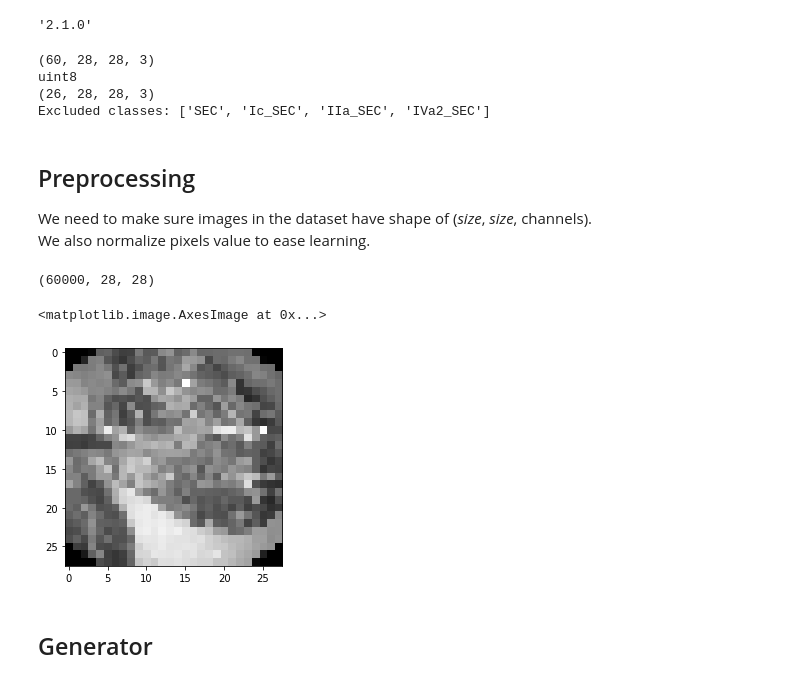
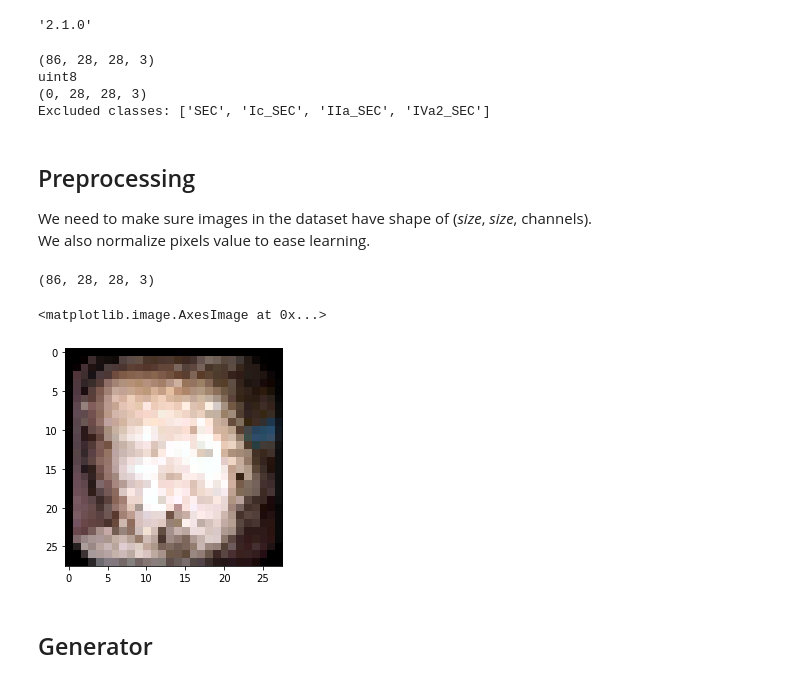
Before and after one commit to pierreelliott/kidney_stone_classification, a Jupyter notebook: training/DCGAN.ipynb, the cells around one changed output. Saved outputs shown, nothing was run; the diff lists cells and outputs as text; code cells hidden in the pictures.

Commit message:
Simple training

```diff
--- a/training/DCGAN.ipynb
+++ b/training/DCGAN.ipynb
@@ -24,16 +24,17 @@ from IPython import display
 
 ks_dir_path_SEC = '../../dataset_calculs_classed/SEC'
 
-train_images, train_labels, test_images, test_labels, excluded_classes = load_and_split_dataset(ks_dir_path_SEC, image_size=(28, 28))
+train_images, train_labels, test_images, test_labels, excluded_classes = \
+    load_and_split_dataset(ks_dir_path_SEC, image_size=(28, 28), train_size=1)
 # %%
 print(train_images.shape)
 print(train_images.dtype)
 print(test_images.shape)
 print('Excluded classes:',excluded_classes)
 # %% [output]
-(60, 28, 28, 3)
+(86, 28, 28, 3)
 uint8
-(26, 28, 28, 3)
+(0, 28, 28, 3)
 Excluded classes: ['SEC', 'Ic_SEC', 'IIa_SEC', 'IVa2_SEC']
 # %% [markdown]
 ## Preprocessing
@@ -43,7 +44,7 @@ We also normalize pixels value to ease learning.
 # %%
 train_images.shape
 # %% [output]
-(60000, 28, 28)
+(86, 28, 28, 3)
 # %%
 train_images = train_images.astype('float32')
 train_images = train_images / 255 # Normalize the images to [0, 1]
@@ -54,10 +55,10 @@ BATCH_SIZE = 32
 # Batch and shuffle the data
 train_dataset = tf.data.Dataset.from_tensor_slices(train_images).shuffle(BUFFER_SIZE).batch(BATCH_SIZE)
 # %%
-plt.imshow(train_images[0,:,:,0], cmap='gray')
+plt.imshow(train_images[0,:,:,:])
 # %% [output]
 <matplotlib.image.AxesImage at 0x...>
-[figure, old version]
+[figure, new version]
 # %% [markdown]
 ## Generator
 # %%
```
Also changed, not shown: parts of 8 cells of this notebook, 1 other file.
